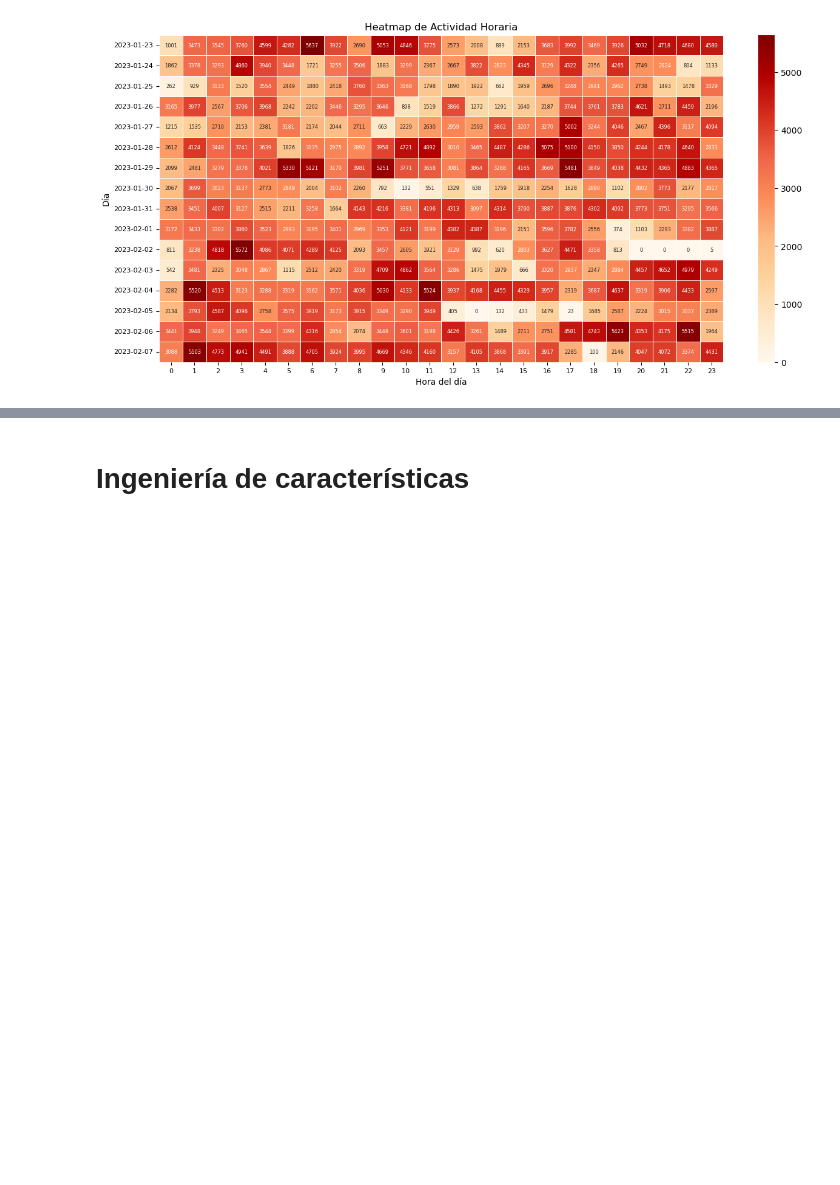
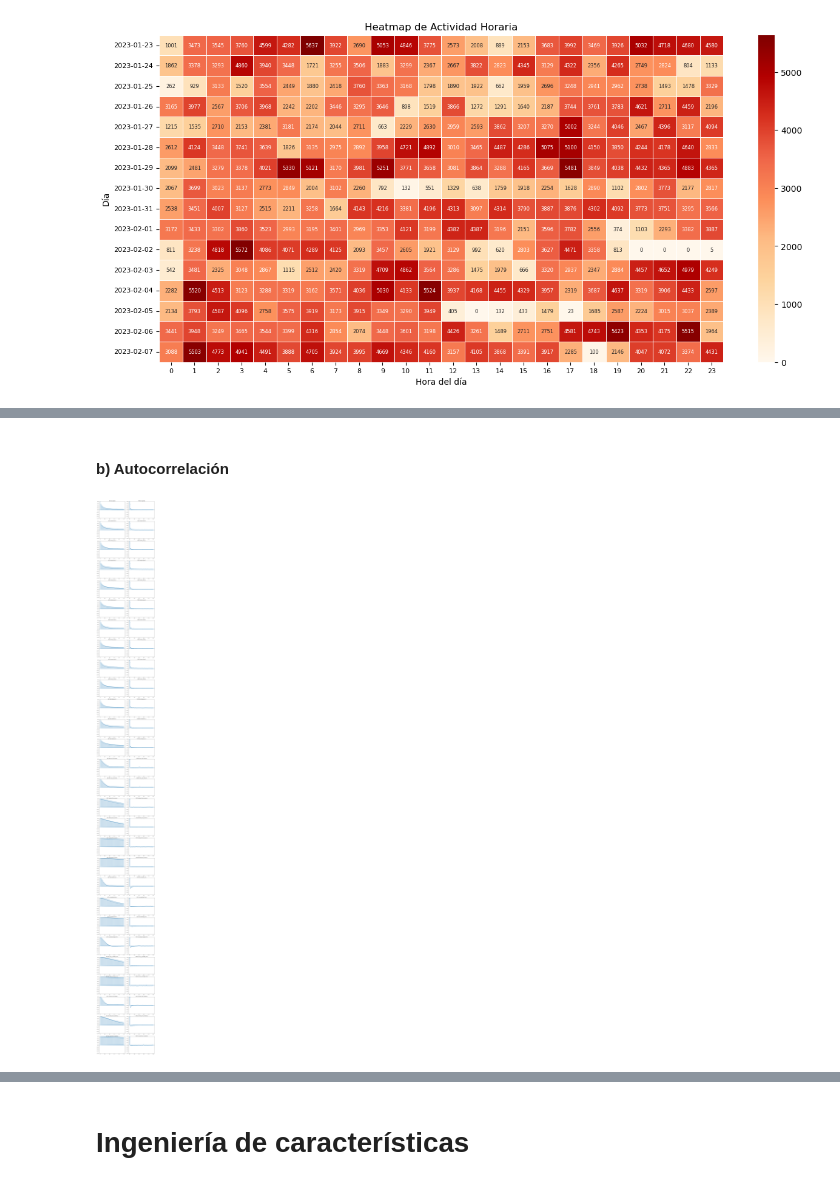
Before and after one commit to IFTrejoM/Binance-price-volatility-predictions-LSTM, a Jupyter notebook: binance.ipynb, the cells around one changed output, grey strips where cells are left out. Saved outputs shown, nothing was run; the diff lists cells and outputs as text; code cells hidden in the pictures; blank space fills up the shorter version.

```diff
--- a/binance.ipynb
+++ b/binance.ipynb
@@ -285,0 +353,27 @@ df_all = df_all.loc[:'2023-02-02 18:00:00']
+# %% [markdown]
+#### b) Autocorrelación
+# %%
+from statsmodels.graphics.tsaplots import plot_acf, plot_pacf
+
+# Número de variables
+n_vars = df_all_sample.shape[1]
+
+# Creamos una cuadrícula de subgráficos:
+fig, axes = plt.subplots(nrows=n_vars, ncols=2, figsize=(12, 4 * n_vars))
+
+for i, column in enumerate(df_all_sample.columns):
+    plot_acf(df_all_sample[column], lags=50, alpha=0.05, ax=axes[i, 0], title=f"ACF de {column}")
+    plot_pacf(df_all_sample[column], lags=50, alpha=0.05, ax=axes[i, 1], title=f"PACF de {column}")
+
+plt.tight_layout()
+plt.savefig('images/acf_pacf_all.png', dpi='figure')
+plt.show()
+
+# # Leer la imagen del archivo
+# img = mpimg.imread('images/acf_pacf_all.png')
+# plt.figure(figsize=(20,100))
+# plt.imshow(img)
+# plt.axis('off')
+# plt.show()
+# %% [output]
+[figure, added]
```
Also changed, not shown: parts of 35 cells of this notebook, 5 other files.
